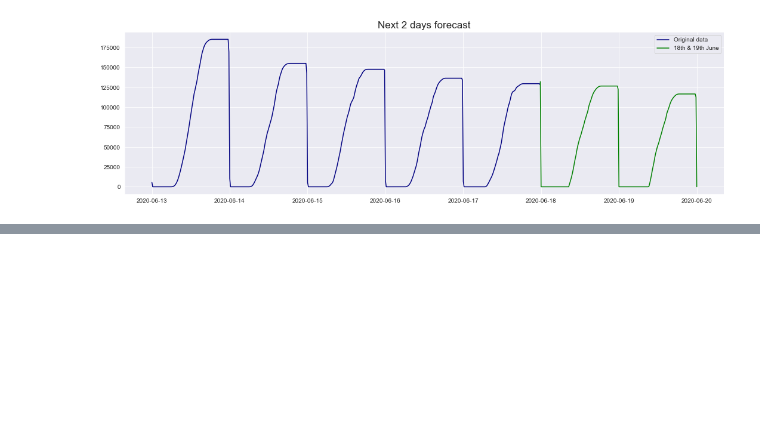
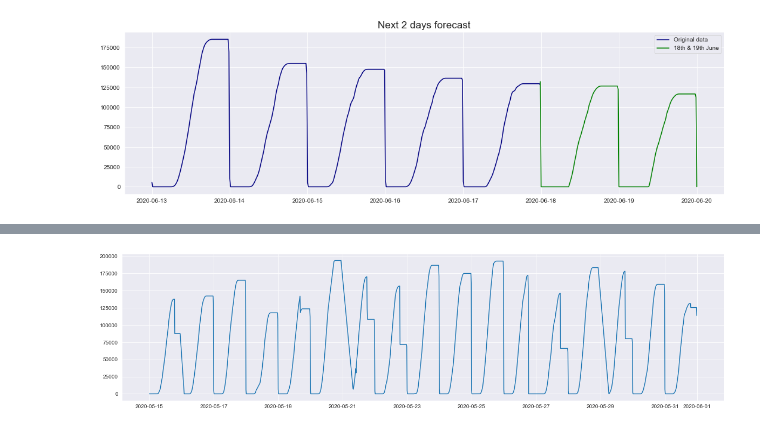
Before and after one commit to Ozxahmed/flatiron_capstone, a Jupyter notebook: notebooks/exploratory/oz_03_fsm.ipynb, the cells around one changed output, grey strips where cells are left out. Drawn from its saved outputs; the diff is of its cells as text; code cells hidden in the pictures; blank space fills up the shorter version.

```diff
--- a/notebooks/exploratory/oz_03_fsm.ipynb
+++ b/notebooks/exploratory/oz_03_fsm.ipynb
@@ -428,0 +430,6 @@ plt.show()
+# %%
+# Seeing the month of may here.
+
+pred_gen_may = pred_gen_og[(pred_gen_og.index.month == 5)]
+pred_gen_may = pred_gen_may.groupby('DATE_TIME').sum()
+pred_gen_may
@@ -428,0 +451,6 @@ plt.show()
+# %%
+fig, ax = plt.subplots(figsize=(20,5))
+plt.plot(pred_gen_may.DAILY_YIELD)
+plt.show()
+# %% [output]
+[figure, added]
```
Also changed, not shown: parts of 8 cells of this notebook, 1 other file.
